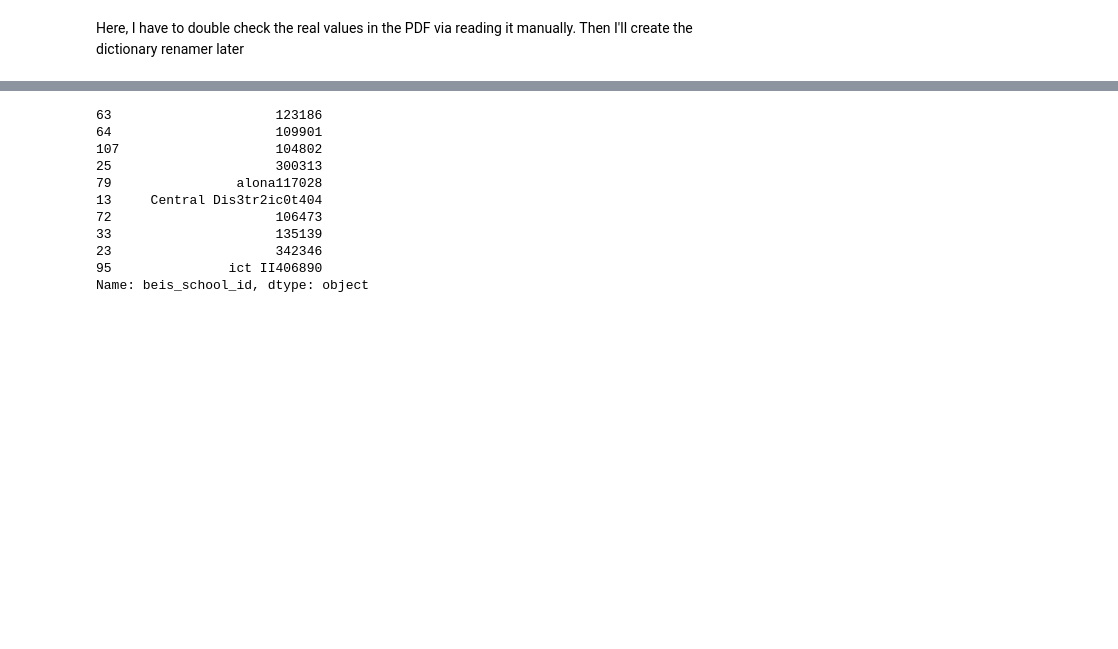
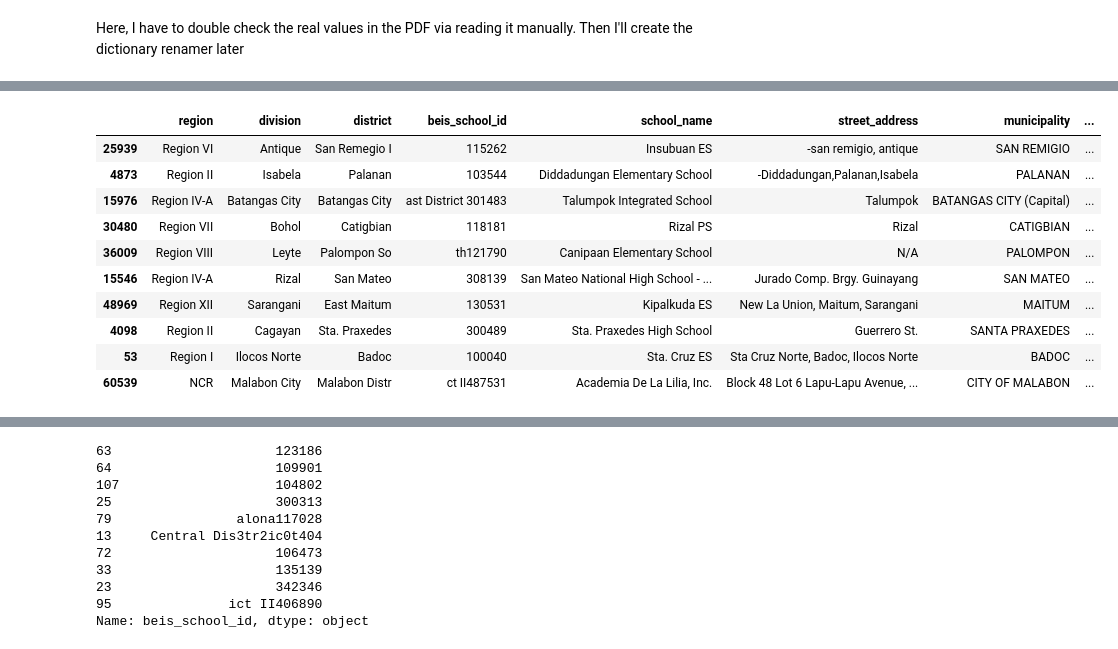
Before and after one commit to bendlikeabamboo/pap-datalab, a Jupyter notebook: notebooks/fuzzymatch.ipynb, the cells around one changed output, grey strips where cells are left out. Saved outputs shown, nothing was run; the diff lists cells and outputs as text; code cells hidden in the pictures; blank space fills up the shorter version.

```diff
--- a/notebooks/fuzzymatch.ipynb
+++ b/notebooks/fuzzymatch.ipynb
@@ -451,3 +473,17 @@ root_df.sample(10)
+# %%
+root_df.sample(10)
+# %% [output]
+|  | region | division | district | beis_school_id | school_name | street_address | municipality | ... |
+| 25939 | Region VI | Antique | San Remegio I | 115262 | Insubuan ES | -san remigio, antique | SAN REMIGIO | ... |
+| 4873 | Region II | Isabela | Palanan | 103544 | Diddadungan Elementary School | -Diddadungan,Palanan,Isabela | PALANAN | ... |
+| 15976 | Region IV-A | Batangas City | Batangas City | ast District 301483 | Talumpok Integrated School | Talumpok | BATANGAS CITY (Capital) | ... |
+| 30480 | Region VII | Bohol | Catigbian | 118181 | Rizal PS | Rizal | CATIGBIAN | ... |
+| 36009 | Region VIII | Leyte | Palompon So | th121790 | Canipaan Elementary School | N/A | PALOMPON | ... |
+| 15546 | Region IV-A | Rizal | San Mateo | 308139 | San Mateo National High School - ... | Jurado Comp. Brgy. Guinayang | SAN MATEO | ... |
+| 48969 | Region XII | Sarangani | East Maitum | 130531 | Kipalkuda ES | New La Union, Maitum, Sarangani | MAITUM | ... |
+| 4098 | Region II | Cagayan | Sta. Praxedes | 300489 | Sta. Praxedes High School | Guerrero St. | SANTA PRAXEDES | ... |
+| 53 | Region I | Ilocos Norte | Badoc | 100040 | Sta. Cruz ES | Sta Cruz Norte, Badoc, Ilocos Norte | BADOC | ... |
+| 60539 | NCR | Malabon City | Malabon Distr | ct II487531 | Academia De La Lilia, Inc. | Block 48 Lot 6 Lapu-Lapu Avenue, ... | CITY OF MALABON | ... |
 # %%
 list_of_clean_dfs: List[pd.DataFrame] = []
 # %%
```
Also changed, not shown: parts of 52 cells of this notebook, 2 other files.
